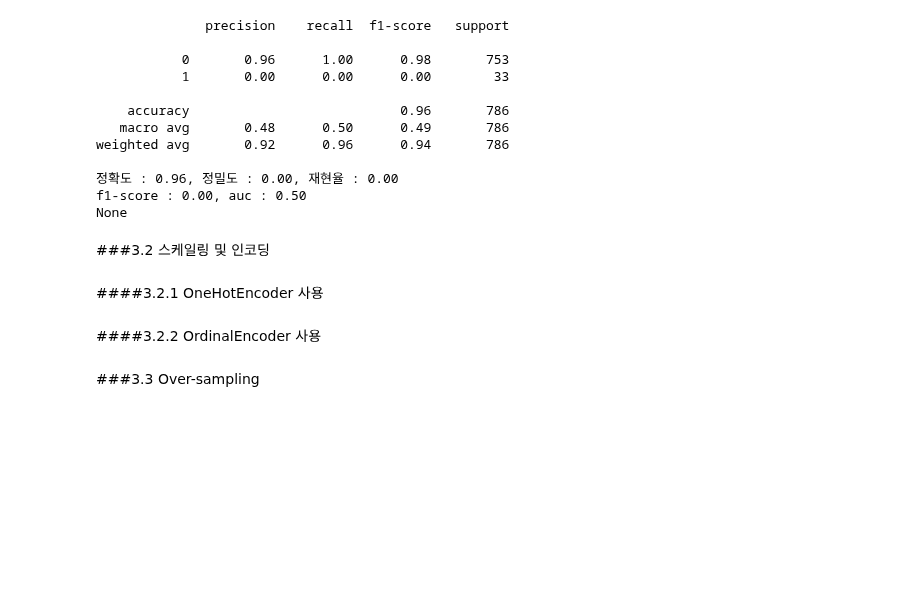
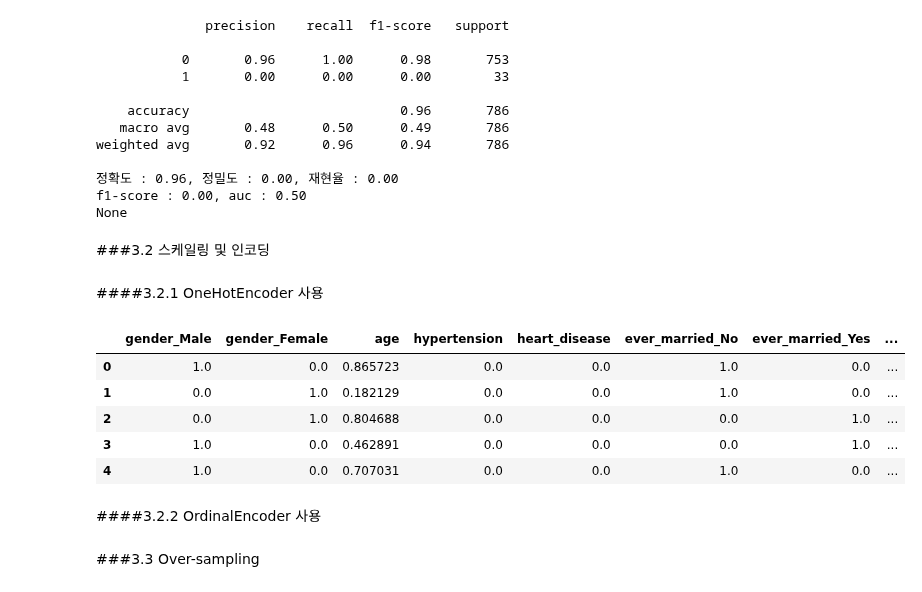
Before and after one commit to sanha-hwang/Stroke-prediction, a Jupyter notebook: Project2_Stroke_Prediction.ipynb, the cells around one changed output. Drawn from its saved outputs; the diff is of its cells as text; code cells hidden in the pictures; blank space fills up the shorter version.

```diff
--- a/Project2_Stroke_Prediction.ipynb
+++ b/Project2_Stroke_Prediction.ipynb
@@ -380,3 +386,12 @@ X_test_en=scaler.transform(X_test_en)
+# %%
+pd.DataFrame(X_train_sc, columns=X_train_en.columns).head()
+# %% [output]
+|  | gender_Male | gender_Female | age | hypertension | heart_disease | ever_married_No | ever_married_Yes | ... |
+| 0 | 1.0 | 0.0 | 0.865723 | 0.0 | 0.0 | 1.0 | 0.0 | ... |
+| 1 | 0.0 | 1.0 | 0.182129 | 0.0 | 0.0 | 1.0 | 0.0 | ... |
+| 2 | 0.0 | 1.0 | 0.804688 | 0.0 | 0.0 | 0.0 | 1.0 | ... |
+| 3 | 1.0 | 0.0 | 0.462891 | 0.0 | 0.0 | 0.0 | 1.0 | ... |
+| 4 | 1.0 | 0.0 | 0.707031 | 0.0 | 0.0 | 1.0 | 0.0 | ... |
 # %% [markdown]
 ####3.2.2 OrdinalEncoder 사용
 # %%
```
Also changed, not shown: parts of 5 cells of this notebook.
